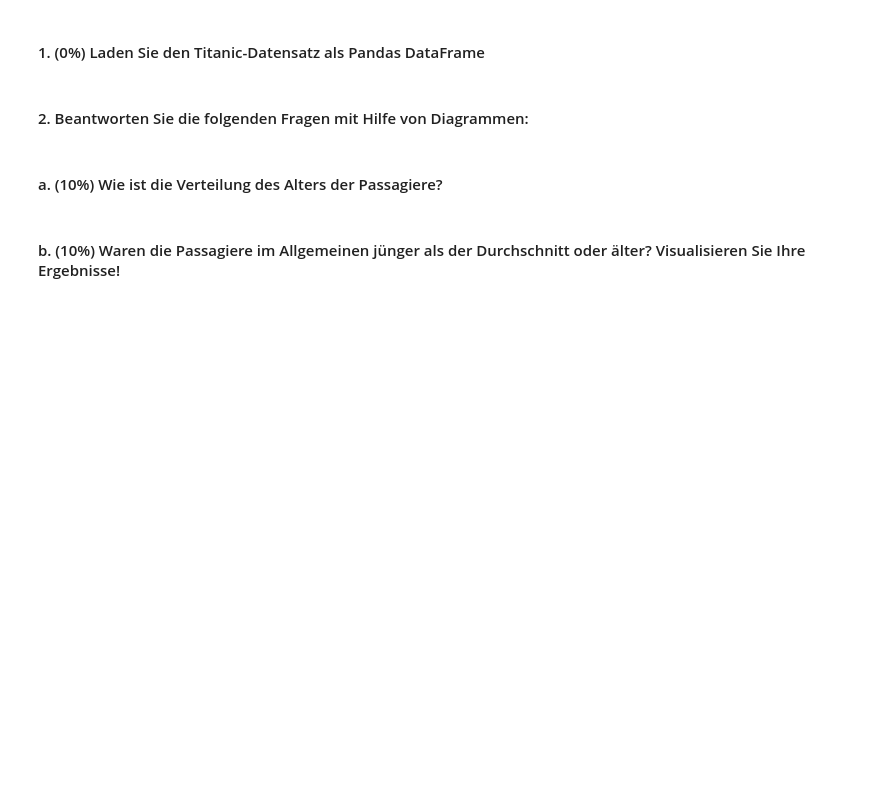
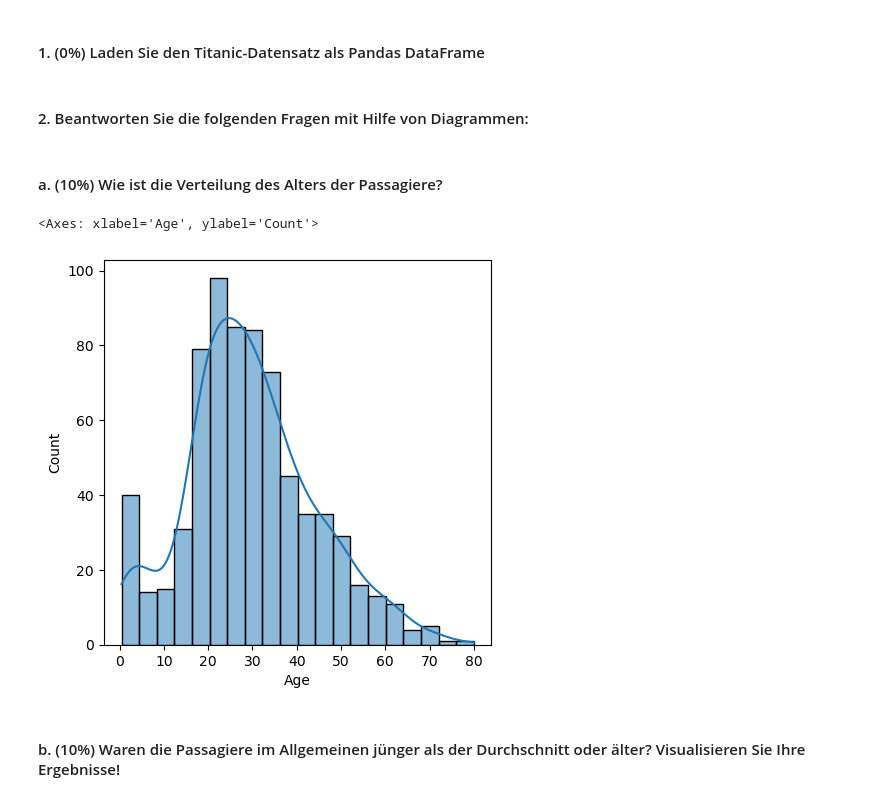
Before and after one commit to olehae/DS1, a Jupyter notebook: Hausaufgabe04.ipynb, the cells around one changed output. Drawn from its saved outputs; the diff is of its cells as text; code cells hidden in the pictures; blank space fills up the shorter version.

```diff
--- a/Hausaufgabe04.ipynb
+++ b/Hausaufgabe04.ipynb
@@ -95,4 +102,7 @@ Tipp: Nützliche Befehle sind `sed`, `head` und `tail`.
 # %% [markdown]
 #### b) (1%) Laden Sie die Daten in einen Pandas DataFrame
+# %%
+file_path = "titanic.csv"
+titanic = pd.read_csv(file_path)
 # %% [markdown]
 #### c) (4%) Beachten Sie, dass es in der Spalte "Sex" eine Vielzahl von Möglichkeiten gibt, zwischen männlich und weiblich zu unterscheiden (dieser Datensatz ist auf diese beiden Optionen beschränkt). Finden Sie alle unterschiedlichen Werte, die in dieser Spalte verwendet werden.
@@ -99,2 +114,7 @@ Tipp: Nützliche Befehle sind `sed`, `head` und `tail`.
 # %% [markdown]
 #### d) (8%) Verwenden Sie Pandas, um alle Einträge in dieser Spalte in "m" bzw. "f" umzuwandeln.
+# %%
+# Der Wert -1 scheint m zu sein
+titanic["Sex"] = titanic["Sex"].replace(to_replace=['male', 'Male', '-1', 'mle', 'mal', 'm'], value="m")
+titanic["Sex"] = titanic["Sex"].replace(to_replace=['1', 'female', 'Female', 'femal', 'femaale', 'femalle', 'f', 'femae'], value="f")
+titanic.head()
@@ -101,2 +128,25 @@ Tipp: Nützliche Befehle sind `sed`, `head` und `tail`.
 # %% [markdown]
 #### e) (8%) Bereinigen Sie die Spalte "Name". Entfernen Sie `Mr.`, `Mrs.`, `Master`,... Verwenden Sie den in Klammern angegebenen Namen, falls vorhanden.
+# %%
+def remove_second_word(text):
+    words = text.split()
+    # Achtung! diese Zelle darf nicht mehrfach ausgeführt werden, weil der Index des Titels gehardcoded ist
+    # Um die Zelle neu auszuführen sollten alle Zellen von Beginn an erneut ausgeführt werden
+    del words[1]
+    return ' '.join(words)
+
+titanic['Name'] = titanic['Name'].apply(lambda x: remove_second_word(x))
+
+def extract_text_between_brackets(text):
+    start = text.find('(')
+    end = text.find(')')
+    # Wenn ein ( und ) im String existiert
+    if start != -1 and end != -1:
+        return text[start + 1:end]
+    # Wenn der String keine Klammern enthält
+    else:
+        return text
+
+titanic['Name'] = titanic['Name'].apply(lambda x: extract_text_between_brackets(x))
+
+titanic["Name"]
@@ -108,5 +178,11 @@ Tipp: Nützliche Befehle sind `sed`, `head` und `tail`.
 #### 2. Beantworten Sie die folgenden Fragen mit Hilfe von Diagrammen:
 # %% [markdown]
 #### a. (10%) Wie ist die Verteilung des Alters der Passagiere?
+# %%
+fig, ax = plt.subplots(figsize=(5, 5))
+sns.histplot(data=titanic, x="Age", ax=ax, kde=True)
+# %% [output]
+<Axes: xlabel='Age', ylabel='Count'>
+[figure, added]
 # %% [markdown]
 #### b. (10%) Waren die Passagiere im Allgemeinen jünger als der Durchschnitt oder älter? Visualisieren Sie Ihre Ergebnisse!
```
Also changed, not shown: parts of 10 cells of this notebook, 1 other file.
